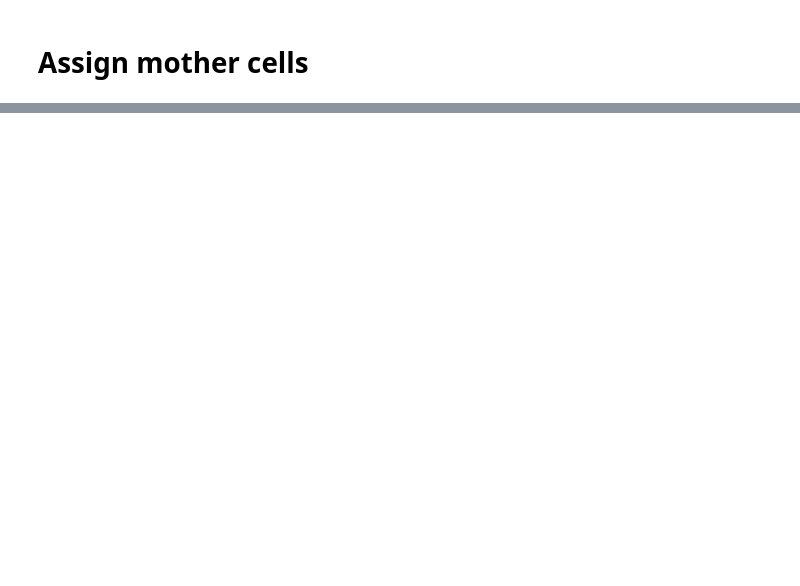
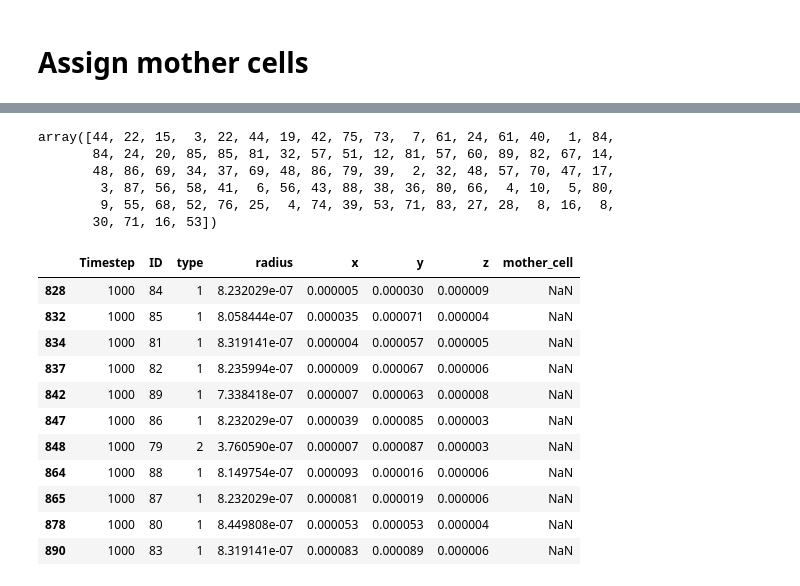
Before and after one commit to Jsakkos/nufeb_tools, a Jupyter notebook: notebooks/cell ancestry.ipynb, the cells around one changed output, grey strips where cells are left out. Saved outputs shown, nothing was run; the diff lists cells and outputs as text; code cells hidden in the pictures; blank space fills up the shorter version.

```diff
--- a/notebooks/cell ancestry.ipynb
+++ b/notebooks/cell ancestry.ipynb
@@ -62,0 +82,29 @@ df
+# %%
+df[df.Timestep==1000].reset_index(drop=True).loc[ii[:,1],'ID'].values
+# %% [output]
+array([44, 22, 15,  3, 22, 44, 19, 42, 75, 73,  7, 61, 24, 61, 40,  1, 84,
+       84, 24, 20, 85, 85, 81, 32, 57, 51, 12, 81, 57, 60, 89, 82, 67, 14,
+       48, 86, 69, 34, 37, 69, 48, 86, 79, 39,  2, 32, 48, 57, 70, 47, 17,
+        3, 87, 56, 58, 41,  6, 56, 43, 88, 38, 36, 80, 66,  4, 10,  5, 80,
+        9, 55, 68, 52, 76, 25,  4, 74, 39, 53, 71, 83, 27, 28,  8, 16,  8,
+       30, 71, 16, 53])
+# %%
+df[(df['mother_cell'] ==-1) & (df.Timestep==1000)]
+#s = pd.Series(ii[:,1],index=df[df.Timestep==1000].index)
+s = pd.Series(df[df.Timestep==1000].reset_index(drop=True).loc[ii[:,1],'ID'].values)
+idx = df[(df['mother_cell'] ==-1) & (df.Timestep==1000)].index
+df.loc[idx,'mother_cell'] = s[(df['mother_cell'] ==-1) & (df.Timestep==1000)]
+df[(df.Timestep==1000) & (df.ID != df.mother_cell)]
+# %% [output]
+|  | Timestep | ID | type | radius | x | y | z | mother_cell |
+| 828 | 1000 | 84 | 1 | 8.232029e-07 | 0.000005 | 0.000030 | 0.000009 | NaN |
+| 832 | 1000 | 85 | 1 | 8.058444e-07 | 0.000035 | 0.000071 | 0.000004 | NaN |
+| 834 | 1000 | 81 | 1 | 8.319141e-07 | 0.000004 | 0.000057 | 0.000005 | NaN |
+| 837 | 1000 | 82 | 1 | 8.235994e-07 | 0.000009 | 0.000067 | 0.000006 | NaN |
+| 842 | 1000 | 89 | 1 | 7.338418e-07 | 0.000007 | 0.000063 | 0.000008 | NaN |
+| 847 | 1000 | 86 | 1 | 8.232029e-07 | 0.000039 | 0.000085 | 0.000003 | NaN |
+| 848 | 1000 | 79 | 2 | 3.760590e-07 | 0.000007 | 0.000087 | 0.000003 | NaN |
+| 864 | 1000 | 88 | 1 | 8.149754e-07 | 0.000093 | 0.000016 | 0.000006 | NaN |
+| 865 | 1000 | 87 | 1 | 8.232029e-07 | 0.000081 | 0.000019 | 0.000006 | NaN |
+| 878 | 1000 | 80 | 1 | 8.449808e-07 | 0.000053 | 0.000053 | 0.000004 | NaN |
+| 890 | 1000 | 83 | 1 | 8.319141e-07 | 0.000083 | 0.000089 | 0.000006 | NaN |
```
Also changed, not shown: parts of 14 cells of this notebook, 5 other files.
